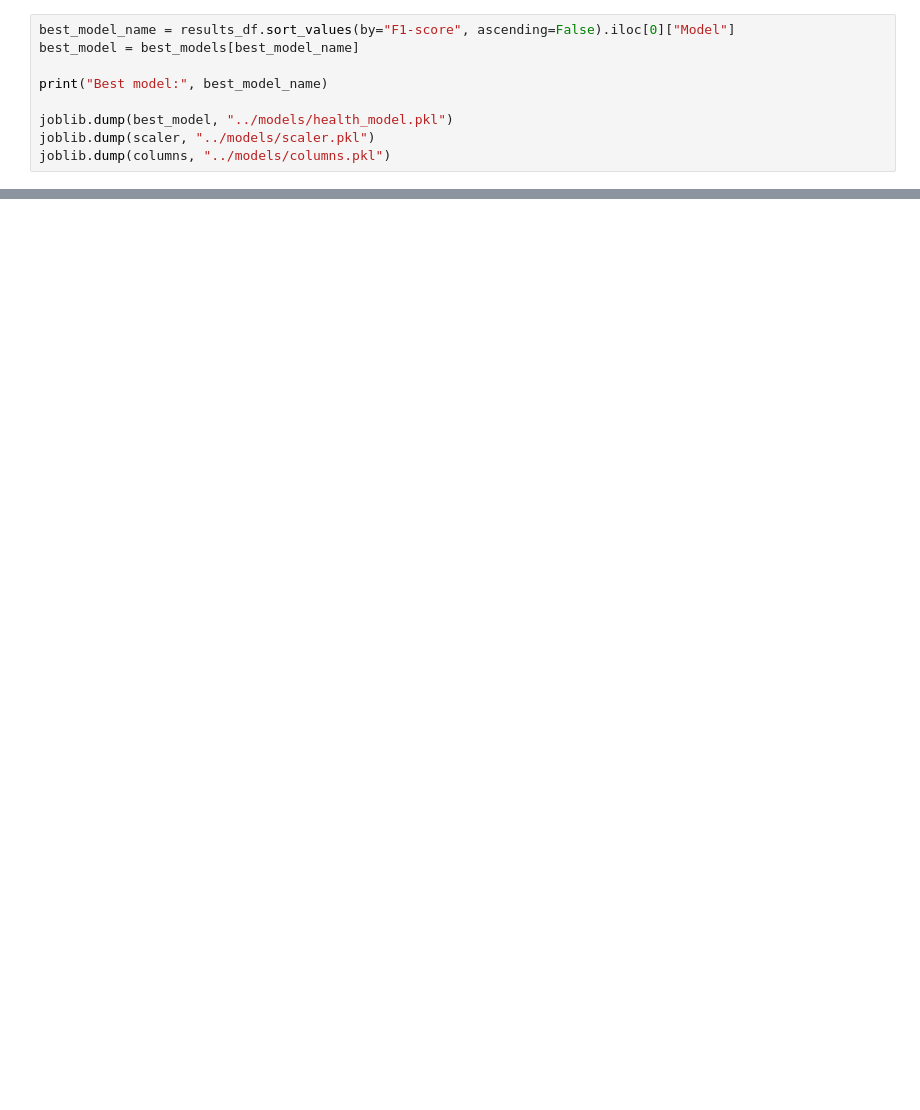
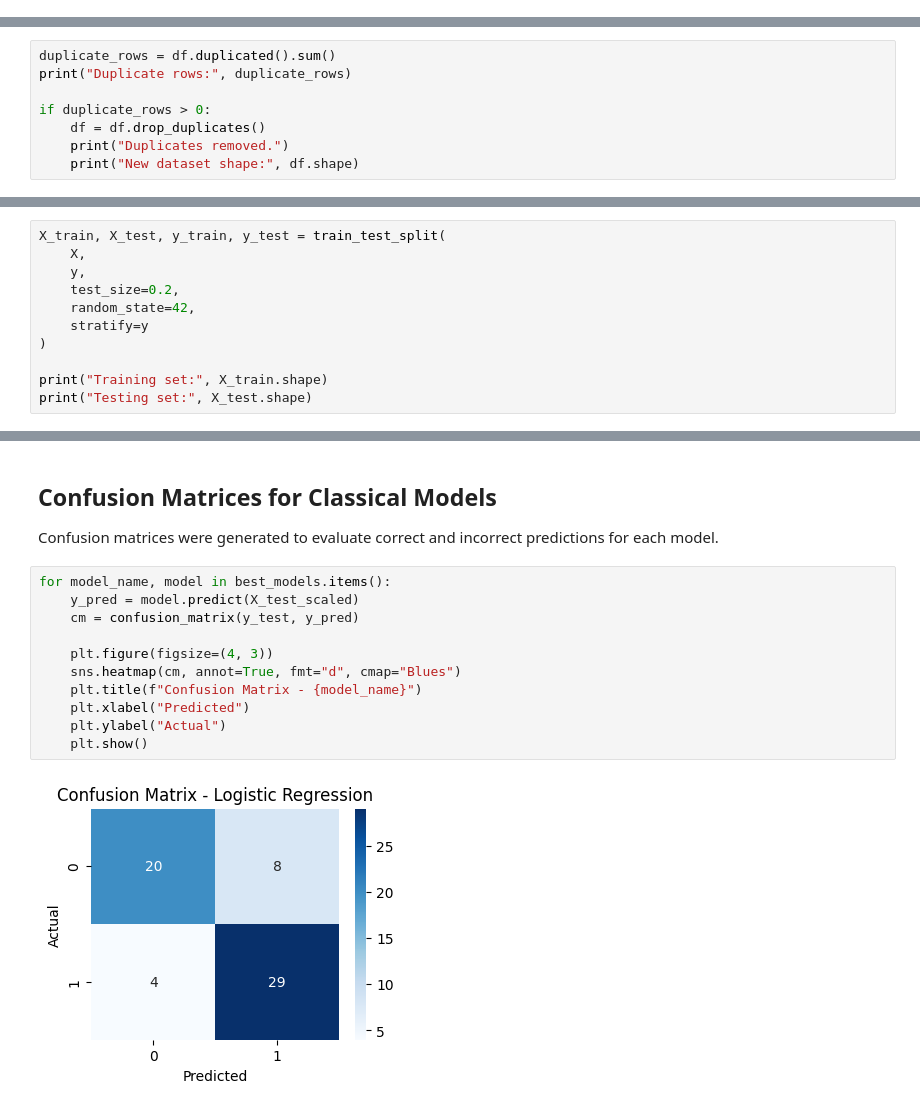
Before and after one commit to arbakelmendi/HealthGuard-Platform, a Jupyter notebook: ml/notebooks/healthguard_ml.ipynb, the cells around one changed output, grey strips where cells are left out. Drawn from its saved outputs; the diff is of its cells as text; blank space fills up the shorter version.

```diff
--- a/ml/notebooks/healthguard_ml.ipynb
+++ b/ml/notebooks/healthguard_ml.ipynb
@@ -827,9 +0,0 @@ final_results_df.to_csv("model_comparison_results.csv", index=False)
-# %%
-best_model_name = results_df.sort_values(by="F1-score", ascending=False).iloc[0]["Model"]
-best_model = best_models[best_model_name]
-
-print("Best model:", best_model_name)
-
-joblib.dump(best_model, "../models/health_model.pkl")
-joblib.dump(scaler, "../models/scaler.pkl")
-joblib.dump(columns, "../models/columns.pkl")
@@ -944,0 +145,8 @@ feature_importance.head(10)
+# %%
+duplicate_rows = df.duplicated().sum()
+print("Duplicate rows:", duplicate_rows)
+
+if duplicate_rows > 0:
+    df = df.drop_duplicates()
+    print("Duplicates removed.")
+    print("New dataset shape:", df.shape)
@@ -944,0 +188,11 @@ feature_importance.head(10)
+# %%
+X_train, X_test, y_train, y_test = train_test_split(
+    X,
+    y,
+    test_size=0.2,
+    random_state=42,
+    stratify=y
+)
+
+print("Training set:", X_train.shape)
+print("Testing set:", X_test.shape)
@@ -944,0 +304,17 @@ feature_importance.head(10)
+# %% [markdown]
+## Confusion Matrices for Classical Models
+
+Confusion matrices were generated to evaluate correct and incorrect predictions for each model.
+# %%
+for model_name, model in best_models.items():
+    y_pred = model.predict(X_test_scaled)
+    cm = confusion_matrix(y_test, y_pred)
+
+    plt.figure(figsize=(4, 3))
+    sns.heatmap(cm, annot=True, fmt="d", cmap="Blues")
+    plt.title(f"Confusion Matrix - {model_name}")
+    plt.xlabel("Predicted")
+    plt.ylabel("Actual")
+    plt.show()
+# %% [output]
+[figure, added]
```
Also changed, not shown: parts of 84 cells of this notebook, 2 other files.
